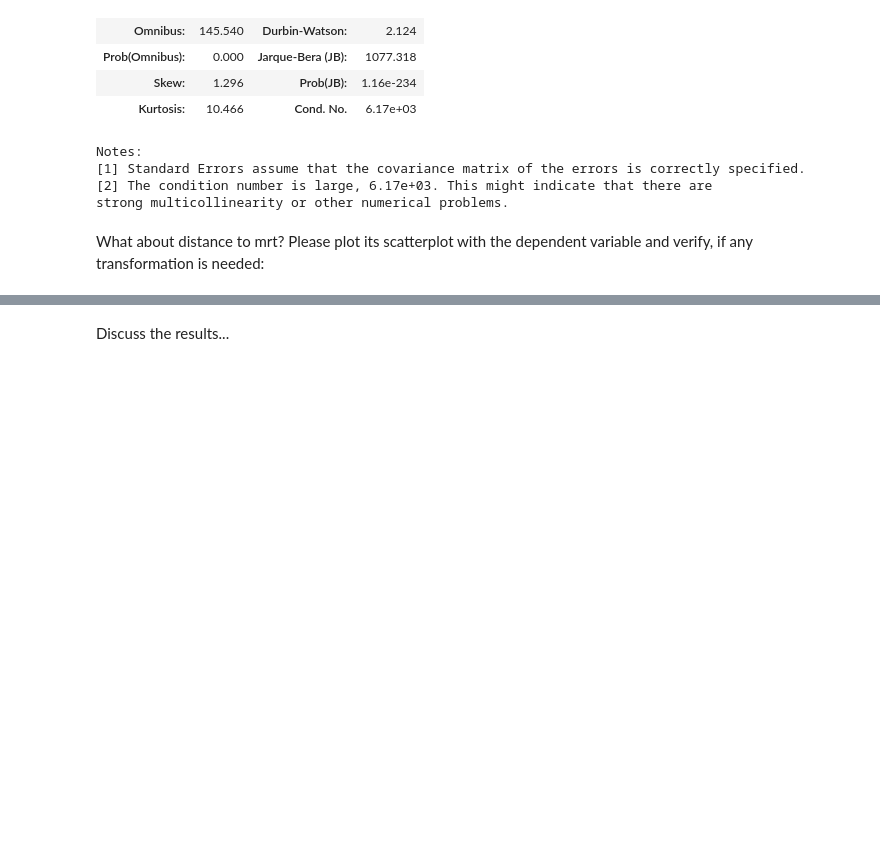
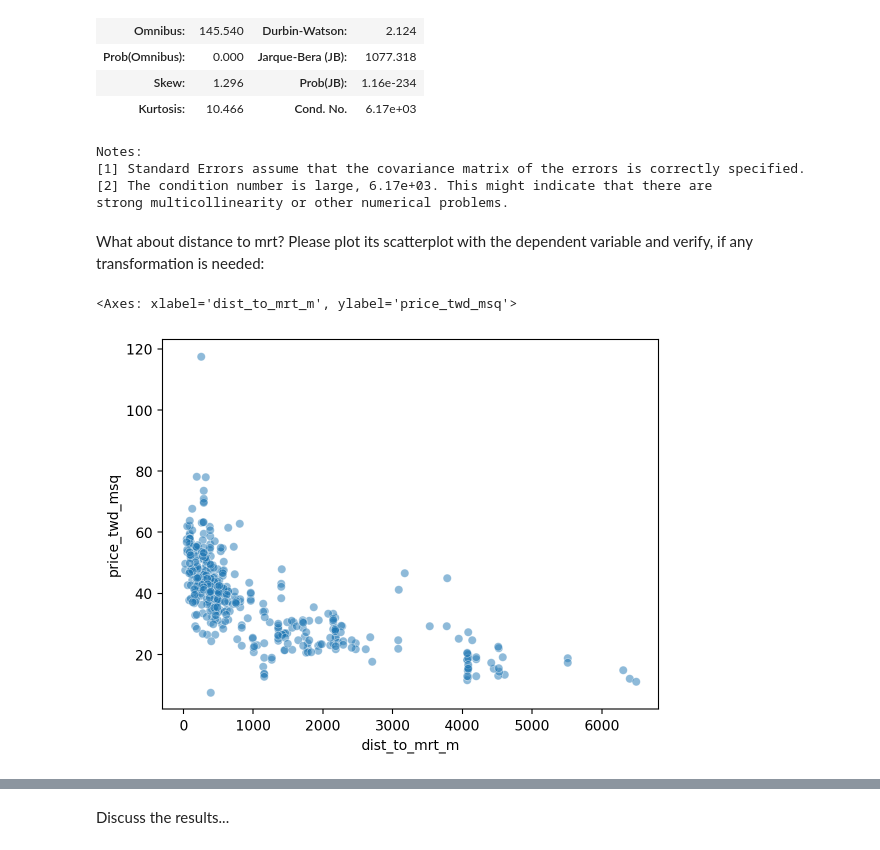
Before and after one commit to bartek00000/descripitve_stat, a Jupyter notebook: Exercise10.ipynb, the cells around one changed output, grey strips where cells are left out. Saved outputs shown, nothing was run; the diff lists cells and outputs as text; code cells hidden in the pictures; blank space fills up the shorter version.

```diff
--- a/Exercise10.ipynb
+++ b/Exercise10.ipynb
@@ -361,6 +363,9 @@ strong multicollinearity or other numerical problems.
 # %% [markdown]
 What about distance to mrt? Please plot its scatterplot with the dependent variable and verify, if any transformation is needed:
 # %%
-# Your code here
+sns.scatterplot(data=df_estate, x='dist_to_mrt_m', y='price_twd_msq',  alpha=0.5)
+# %% [output]
+<Axes: xlabel='dist_to_mrt_m', ylabel='price_twd_msq'>
+[figure, added]
 # %%
 # If any transformation is necessary, please estimate the Model3 with the transformed distance to mrt.
```
Also changed, not shown: parts of 9 cells of this notebook.
